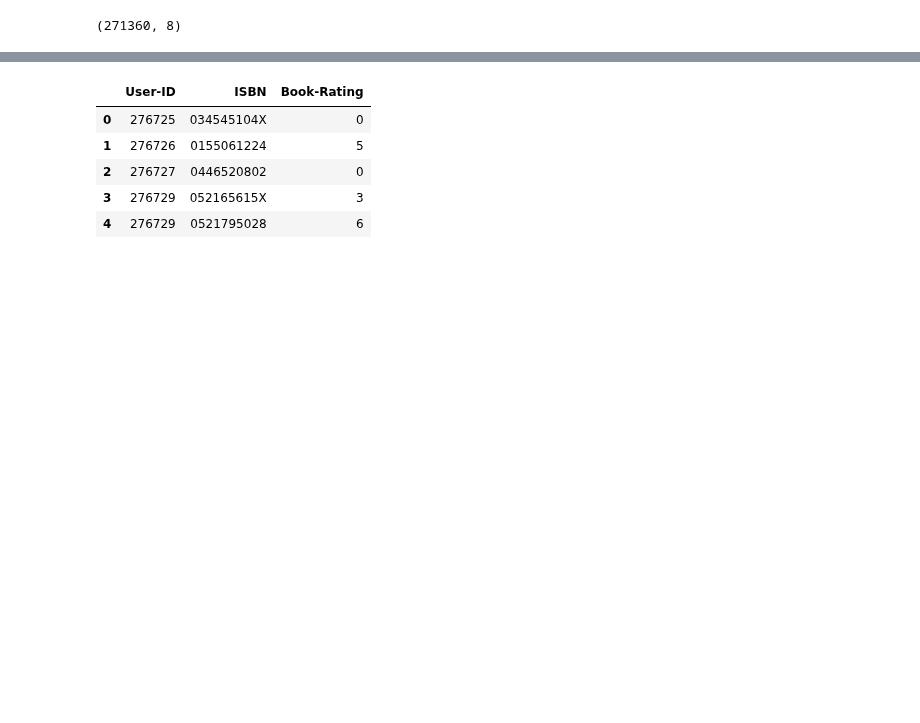
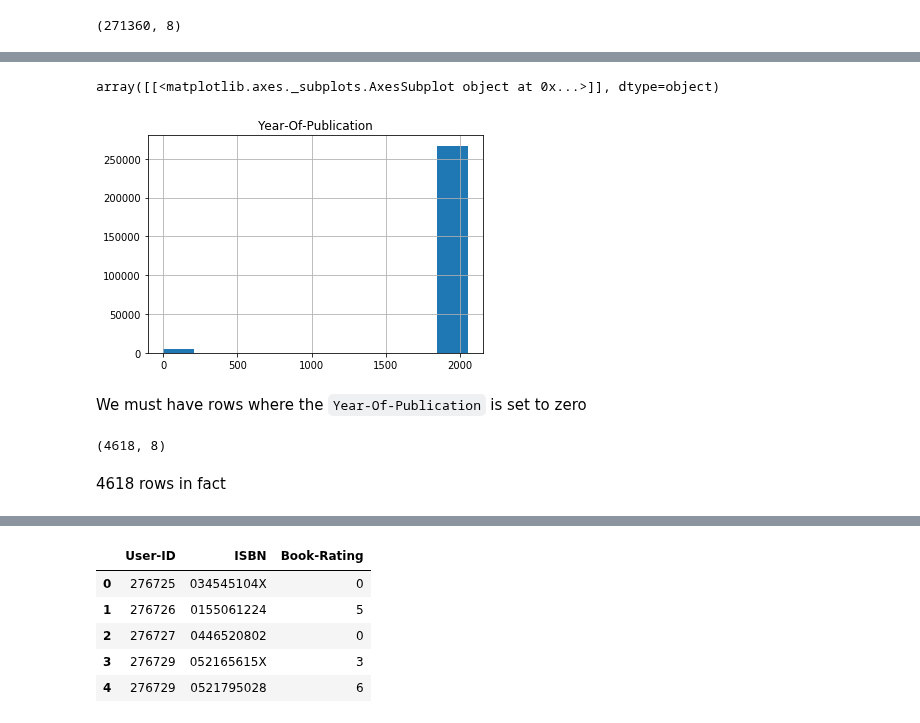
Before and after one commit to harpalsahota/DataScience, a Jupyter notebook: Recommendation_Systems/book_crossings.ipynb, the cells around one changed output, grey strips where cells are left out. Cells and saved outputs as stored; diff of their text form; code cells hidden in the pictures; blank space fills up the shorter version.

```diff
--- a/Recommendation_Systems/book_crossings.ipynb
+++ b/Recommendation_Systems/book_crossings.ipynb
@@ -60,0 +77,6 @@ books.shape
+# %%
+# Swap the values around
+books.at[209538, 'Year-Of-Publication'] = 2000
+books.at[221678, 'Year-Of-Publication'] = 2000
+books.at[209538, 'Book-Author'] = 'DK Publishing Inc'
+books.at[221678, 'Book-Author'] = 'DK Publishing Inc'
@@ -60,0 +88,21 @@ books.shape
+# %%
+# Swap the values around
+books.at[220731, 'Year-Of-Publication'] = 2003
+books.at[220731, 'Book-Author'] = 'Gallimard'
+# %%
+# Make the year-of-publication an int type
+books['Year-Of-Publication'] = books['Year-Of-Publication'].astype(int)
+# %%
+# Plot a hist of the year-of-publication
+books.hist(column=['Year-Of-Publication'])
+# %% [output]
+array([[<matplotlib.axes._subplots.AxesSubplot object at 0x...>]], dtype=object)
+[figure, added]
+# %% [markdown]
+We must have rows where the `Year-Of-Publication` is set to zero
+# %%
+books[books['Year-Of-Publication'] < 500].shape
+# %% [output]
+(4618, 8)
+# %% [markdown]
+4618 rows in fact
```
Also changed, not shown: parts of 62 cells of this notebook.
